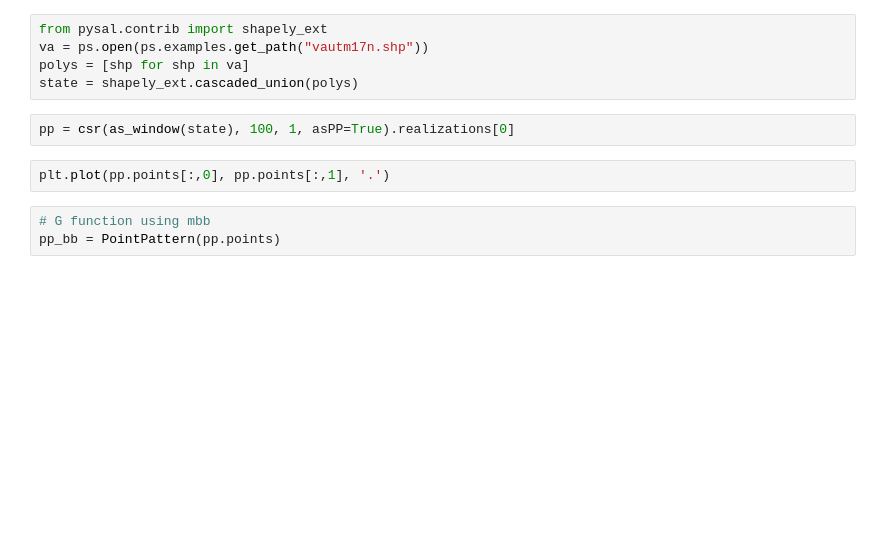
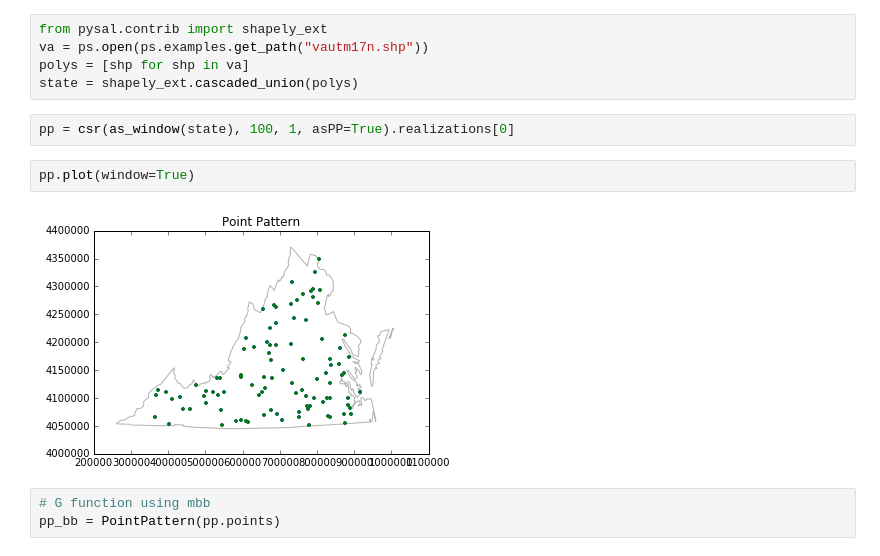
Before and after one commit to pysal/pointpats, a Jupyter notebook: distance_statistics.ipynb, the cells around one changed output. Saved outputs shown, nothing was run; the diff lists cells and outputs as text; blank space fills up the shorter version.

```diff
--- a/distance_statistics.ipynb
+++ b/distance_statistics.ipynb
@@ -105,8 +119,10 @@ polys = [shp for shp in va]
 state = shapely_ext.cascaded_union(polys)
 # %%
 pp = csr(as_window(state), 100, 1, asPP=True).realizations[0]
-# %%
-plt.plot(pp.points[:,0], pp.points[:,1], '.')
+# %%
+pp.plot(window=True)
+# %% [output]
+[figure, added]
 # %%
 # G function using mbb
 pp_bb = PointPattern(pp.points)
```
Also changed, not shown: parts of 40 cells of this notebook, 5 other files.
